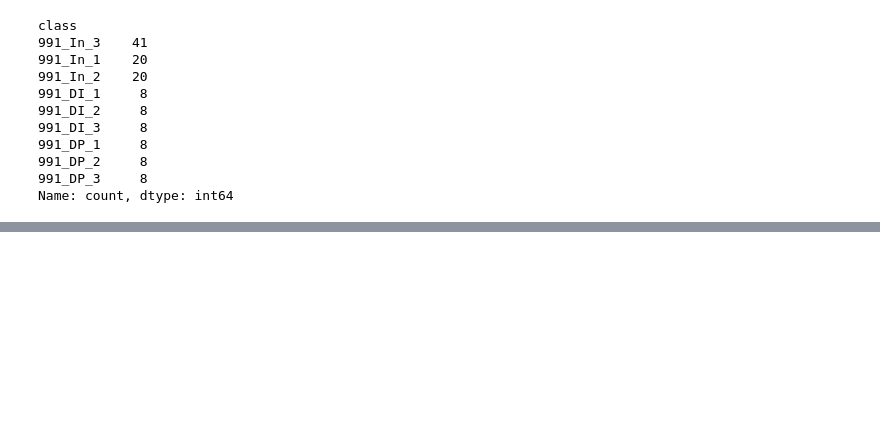
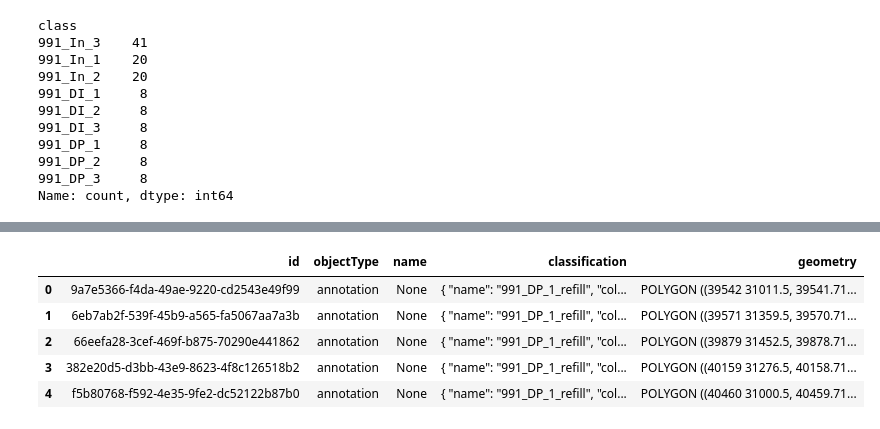
Before and after one commit to CosciaLab/openDVP, a Jupyter notebook: jupyternotebooks/4_Parsing_geojsons_before_sdata.ipynb, the cells around one changed output, grey strips where cells are left out. Cells and saved outputs as stored; diff of their text form; code cells hidden in the pictures; blank space fills up the shorter version.

```diff
--- a/jupyternotebooks/4_Parsing_geojsons_before_sdata.ipynb
+++ b/jupyternotebooks/4_Parsing_geojsons_before_sdata.ipynb
@@ -61,0 +108,9 @@ Name: count, dtype: int64
+# %%
+gdf_2.head()
+# %% [output]
+|  | id | objectType | name | classification | geometry |
+| 0 | 9a7e5366-f4da-49ae-9220-cd2543e49f99 | annotation | None | { "name": "991_DP_1_refill", "col... | POLYGON ((39542 31011.5, 39541.71... |
+| 1 | 6eb7ab2f-539f-45b9-a565-fa5067aa7a3b | annotation | None | { "name": "991_DP_1_refill", "col... | POLYGON ((39571 31359.5, 39570.71... |
+| 2 | 66eefa28-3cef-469f-b875-70290e441862 | annotation | None | { "name": "991_DP_1_refill", "col... | POLYGON ((39879 31452.5, 39878.71... |
+| 3 | 382e20d5-d3bb-43e9-8623-4f8c126518b2 | annotation | None | { "name": "991_DP_1_refill", "col... | POLYGON ((40159 31276.5, 40158.71... |
+| 4 | f5b80768-f592-4e35-9fe2-dc52122b87b0 | annotation | None | { "name": "991_DP_1_refill", "col... | POLYGON ((40460 31000.5, 40459.71... |
```
Also changed, not shown: parts of 15 cells of this notebook.
